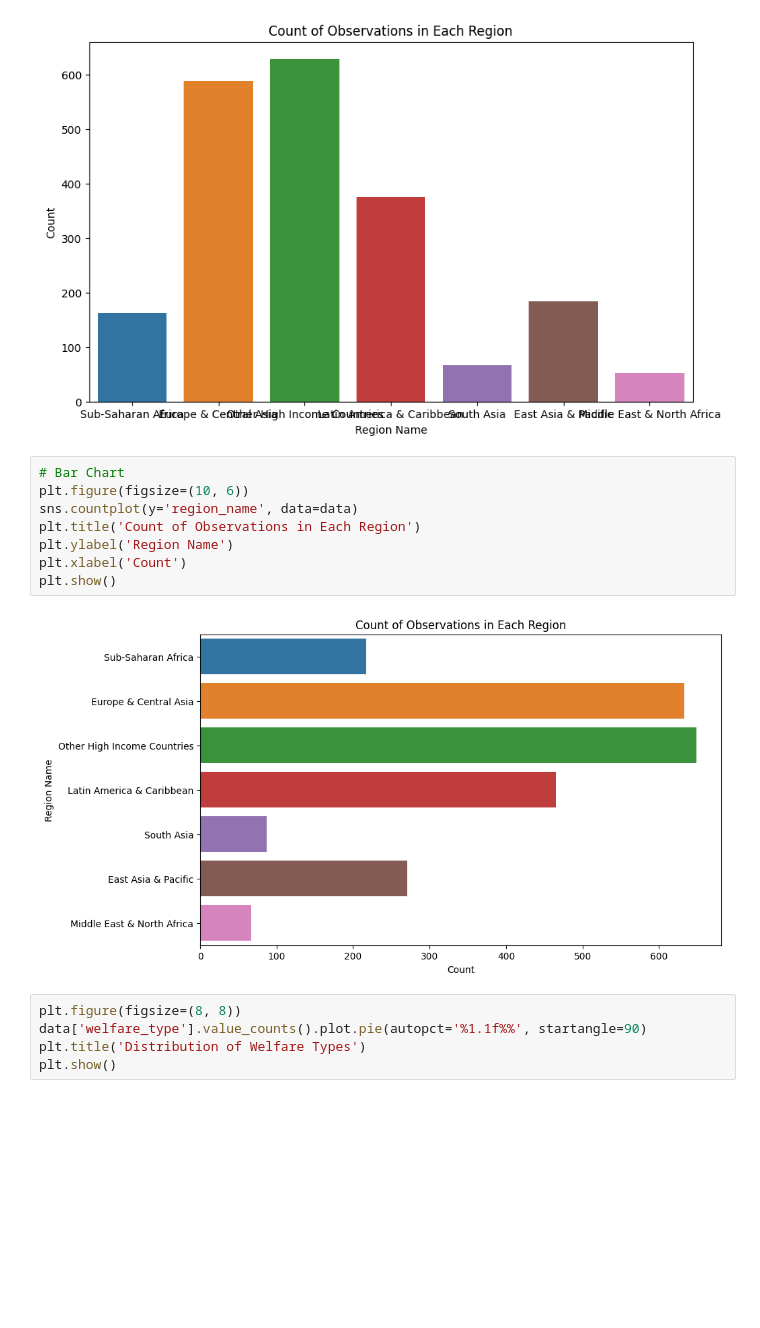
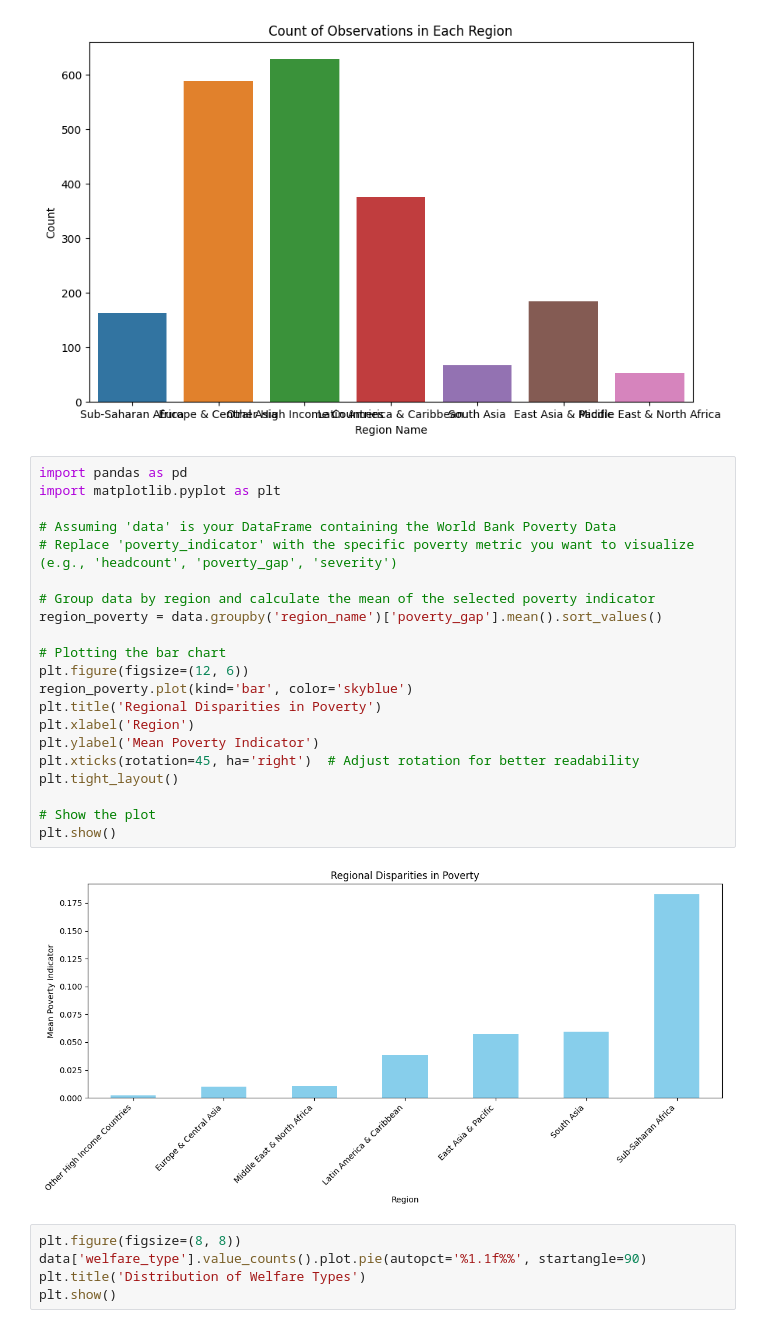
Before and after one commit to ayeshabaloch123/Data-Science-and-Analytics-CEP, a Jupyter notebook: DSA_CEP.ipynb, the cells around one changed output. Cells and saved outputs as stored; diff of their text form; blank space fills up the shorter version.

```diff
--- a/DSA_CEP.ipynb
+++ b/DSA_CEP.ipynb
@@ -78,16 +78,29 @@ plt.ylabel('Count')
 plt.show()
 # %% [output]
 [figure]
-# %%
-# Bar Chart
-plt.figure(figsize=(10, 6))
-sns.countplot(y='region_name', data=data)
-plt.title('Count of Observations in Each Region')
-plt.ylabel('Region Name')
-plt.xlabel('Count')
-plt.show()
-# %% [output]
-[figure, removed]
+# %%
+import pandas as pd
+import matplotlib.pyplot as plt
+
+# Assuming 'data' is your DataFrame containing the World Bank Poverty Data
+# Replace 'poverty_indicator' with the specific poverty metric you want to visualize (e.g., 'headcount', 'poverty_gap', 'severity')
+
+# Group data by region and calculate the mean of the selected poverty indicator
+region_poverty = data.groupby('region_name')['poverty_gap'].mean().sort_values()
+
+# Plotting the bar chart
+plt.figure(figsize=(12, 6))
+region_poverty.plot(kind='bar', color='skyblue')
+plt.title('Regional Disparities in Poverty')
+plt.xlabel('Region')
+plt.ylabel('Mean Poverty Indicator')
+plt.xticks(rotation=45, ha='right')  # Adjust rotation for better readability
+plt.tight_layout()
+
+# Show the plot
+plt.show()
+# %% [output]
+[figure, added]
 # %%
 plt.figure(figsize=(8, 8))
 data['welfare_type'].value_counts().plot.pie(autopct='%1.1f%%', startangle=90)
```
Also changed, not shown: parts of 7 cells of this notebook.
